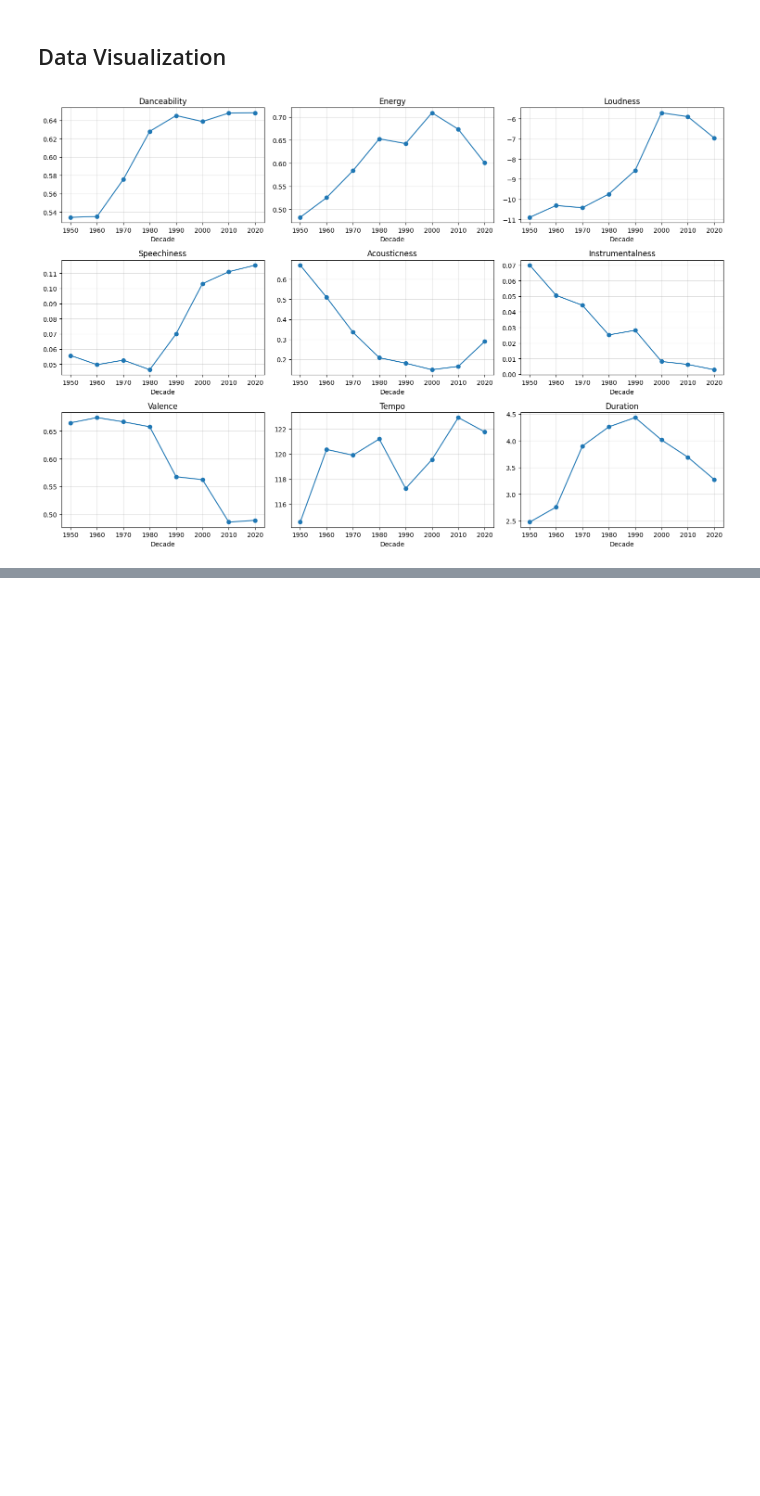
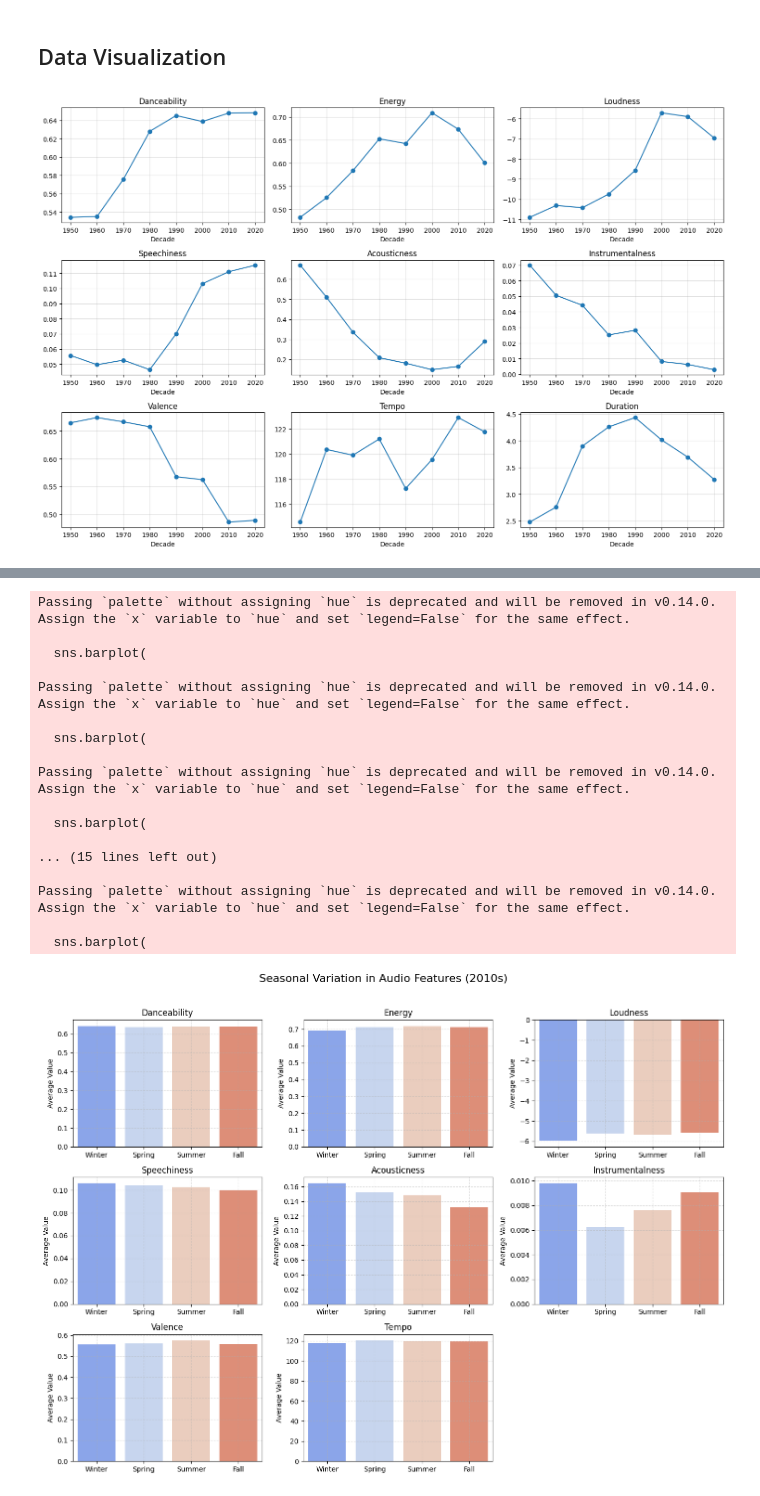
Before and after one commit to andyy-liu/billboard-audio-trends, a Jupyter notebook: notebooks/02_analysis.ipynb, the cells around one changed output, grey strips where cells are left out. Cells and saved outputs as stored; diff of their text form; code cells hidden in the pictures; blank space fills up the shorter version.

```diff
--- a/notebooks/02_analysis.ipynb
+++ b/notebooks/02_analysis.ipynb
@@ -66,0 +107,79 @@ sns.lineplot(data=df, x='decade', y='energy', hue='genre')
+# %%
+df["weekid"] = pd.to_datetime(df["weekid"])
+df["month"] = df["weekid"].dt.month
+
+# --- Choose a decade (e.g., 2010s only) ---
+df_decade = df[(df["year"] >= 2000) & (df["year"] < 2010)].copy()
+
+# --- Map months to seasons ---
+def get_season(month):
+    if month in [12, 1, 2]:
+        return "Winter"
+    elif month in [3, 4, 5]:
+        return "Spring"
+    elif month in [6, 7, 8]:
+        return "Summer"
+    else:
+        return "Fall"
+
+df_decade["season"] = df_decade["month"].apply(get_season)
+
+# --- Audio features to analyze ---
+audio_cols = [
+    "danceability", "energy", "loudness", "speechiness",
+    "acousticness", "instrumentalness", "liveness",
+    "valence", "tempo"
+]
+audio_cols = [c for c in audio_cols if c in df.columns]
+
+# --- Compute averages by season ---
+season_audio = (
+    df_decade.groupby("season")[audio_cols]
+    .mean()
+    .reindex(["Winter", "Spring", "Summer", "Fall"])
+)
+
+# --- Plot as radar chart style grid ---
+fig, axes = plt.subplots(3, 3, figsize=(14, 10))
+axes = axes.flatten()
+
+for i, feature in enumerate(audio_cols):
+    sns.barplot(
+        x=season_audio.index,
+        y=season_audio[feature].values,
+        palette="coolwarm",
+        ax=axes[i]
+    )
+    axes[i].set_title(feature.capitalize())
+    axes[i].set_xlabel("")
+    axes[i].set_ylabel("Average Value")
+    axes[i].grid(True, linestyle="--", alpha=0.4)
+
+for j in range(len(audio_cols), len(axes)):
+    fig.delaxes(axes[j])
+
+plt.suptitle("Seasonal Variation in Audio Features (2010s)", fontsize=16, y=1.02)
+plt.tight_layout()
+plt.show()
+
+season_range = (season_audio.max() - season_audio.min()) / season_audio.mean() * 100
+season_range.sort_values(ascending=False)
+# %% [output]
+Passing `palette` without assigning `hue` is deprecated and will be removed in v0.14.0. Assign the `x` variable to `hue` and set `legend=False` for the same effect.
+
+  sns.barplot(
+
+Passing `palette` without assigning `hue` is deprecated and will be removed in v0.14.0. Assign the `x` variable to `hue` and set `legend=False` for the same effect.
+
+  sns.barplot(
+
+Passing `palette` without assigning `hue` is deprecated and will be removed in v0.14.0. Assign the `x` variable to `hue` and set `legend=False` for the same effect.
+
+  sns.barplot(
+
+... (15 lines left out)
+
+Passing `palette` without assigning `hue` is deprecated and will be removed in v0.14.0. Assign the `x` variable to `hue` and set `legend=False` for the same effect.
+
+  sns.barplot(
+[figure, added]
```
Also changed, not shown: parts of 10 cells of this notebook.
